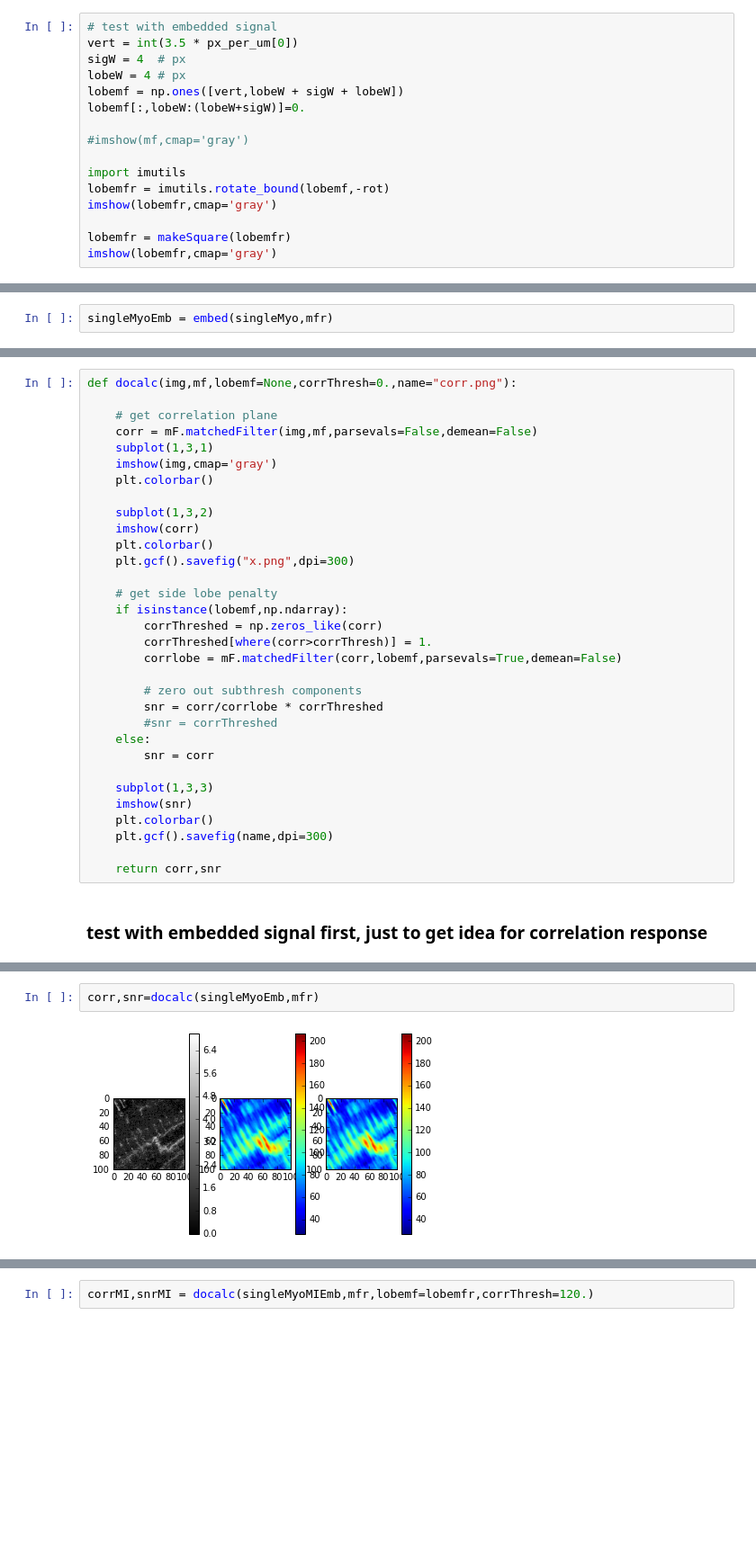
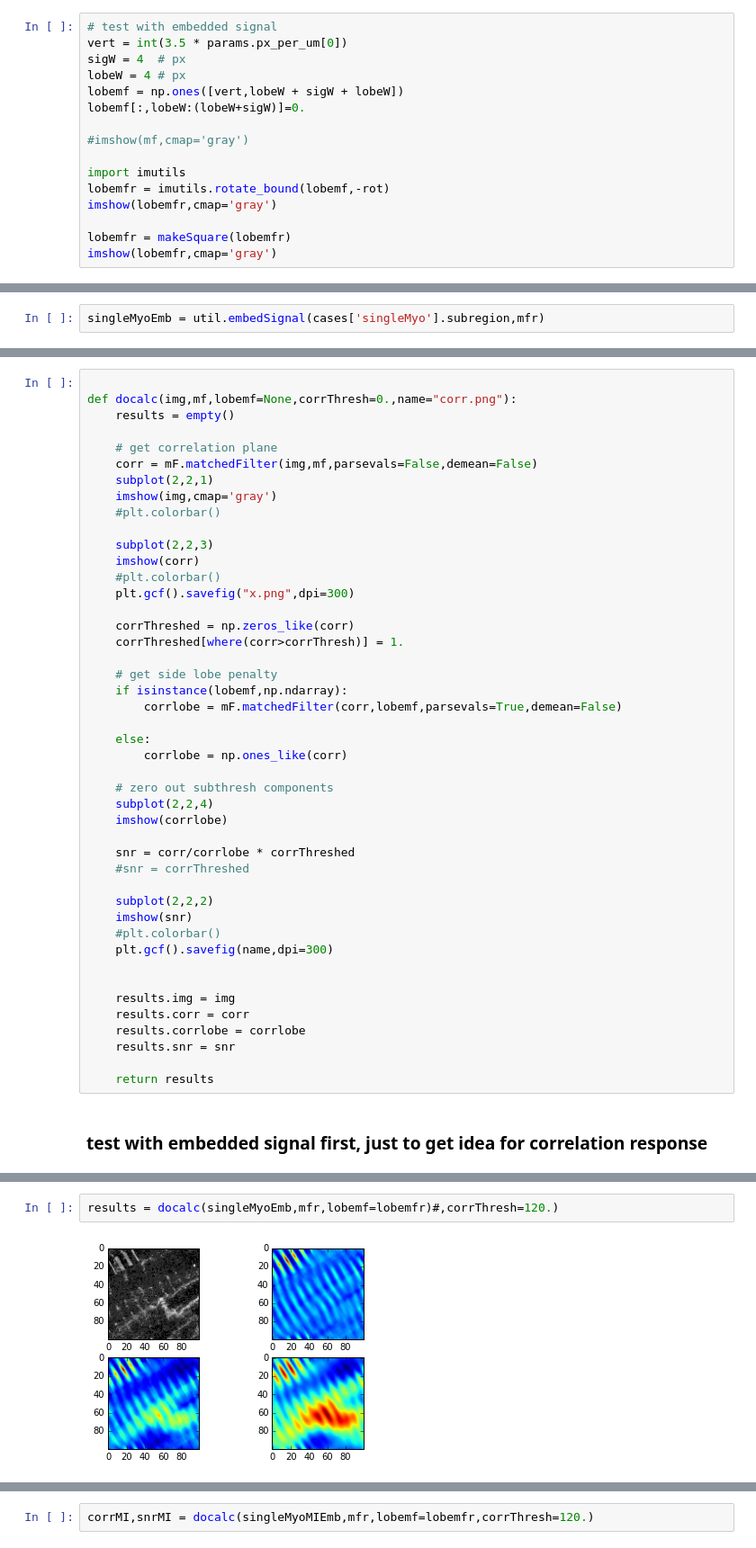
Before and after one commit to huskeypm/gpu_detect, a Jupyter notebook: tissuetests.ipynb, the cells around one changed output, grey strips where cells are left out. Shown at 90% size. Cells and saved outputs as stored; diff of their text form; blank space fills up the shorter version.

```diff
--- a/tissuetests.ipynb
+++ b/tissuetests.ipynb
@@ -111,7 +184,7 @@ This is a hack for now
 Further down in the notebook I determined that the 'correct' signal generates corr. responses that are about 4px wide, while 4px to either side of that response should be 'side lobes'
 # %%
 # test with embedded signal
-vert = int(3.5 * px_per_um[0])
+vert = int(3.5 * params.px_per_um[0])
 sigW = 4  # px
 lobeW = 4 # px
 lobemf = np.ones([vert,lobeW + sigW + lobeW])
@@ -143,3 +207,3 @@ def embed(img,mf):
 # %%
-singleMyoEmb = embed(singleMyo,mfr)
+singleMyoEmb = util.embedSignal(cases['singleMyo'].subregion,mfr)
 # %% [output]
@@ -151,36 +211,49 @@ singleMyoMIEmb = embed(singleMyoMI,mfr)
 # %%
 import matchedFilter as mF
 # %%
+
 def docalc(img,mf,lobemf=None,corrThresh=0.,name="corr.png"):
+    results = empty()
 
     # get correlation plane
     corr = mF.matchedFilter(img,mf,parsevals=False,demean=False)
-    subplot(1,3,1)
+    subplot(2,2,1)
     imshow(img,cmap='gray')
-    plt.colorbar()
+    #plt.colorbar()
 
-    subplot(1,3,2)
+    subplot(2,2,3)
     imshow(corr)
-    plt.colorbar()
+    #plt.colorbar()
     plt.gcf().savefig("x.png",dpi=300)
+
+    corrThreshed = np.zeros_like(corr)
+    corrThreshed[where(corr>corrThresh)] = 1.
 
     # get side lobe penalty
     if isinstance(lobemf,np.ndarray):
-        corrThreshed = np.zeros_like(corr)
-        corrThreshed[where(corr>corrThresh)] = 1.
         corrlobe = mF.matchedFilter(corr,lobemf,parsevals=True,demean=False)
 
-        # zero out subthresh components
-        snr = corr/corrlobe * corrThreshed
-        #snr = corrThreshed
     else:
-        snr = corr
+        corrlobe = np.ones_like(corr)
 
-    subplot(1,3,3)
+    # zero out subthresh components
+    subplot(2,2,4)
+    imshow(corrlobe)
+
+    snr = corr/corrlobe * corrThreshed
+    #snr = corrThreshed
+
+    subplot(2,2,2)
     imshow(snr)
-    plt.colorbar()
+    #plt.colorbar()
     plt.gcf().savefig(name,dpi=300)
 
-    return corr,snr
+
+    results.img = img
+    results.corr = corr
+    results.corrlobe = corrlobe
+    results.snr = snr
+
+    return results
 # %% [markdown]
 ### test with embedded signal first, just to get idea for correlation response
@@ -187,4 +273,4 @@ def docalc(img,mf,lobemf=None,corrThresh=0.,name="corr.png"):
 # %%
-corr,snr=docalc(singleMyoEmb,mfr)
+results = docalc(singleMyoEmb,mfr,lobemf=lobemfr)#,corrThresh=120.)
 # %% [output]
-[figure, old version]
+[figure, new version]
```
Also changed, not shown: parts of 55 cells of this notebook, 3 other files.
